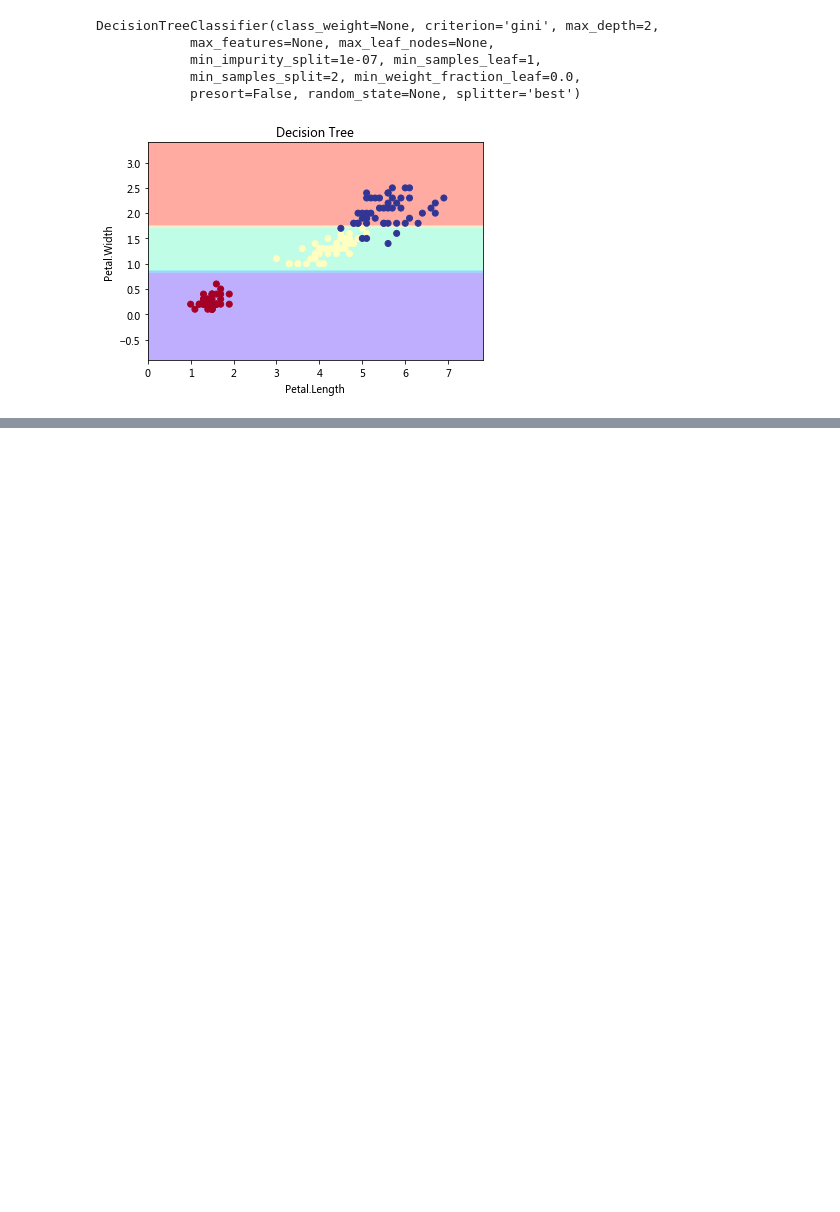
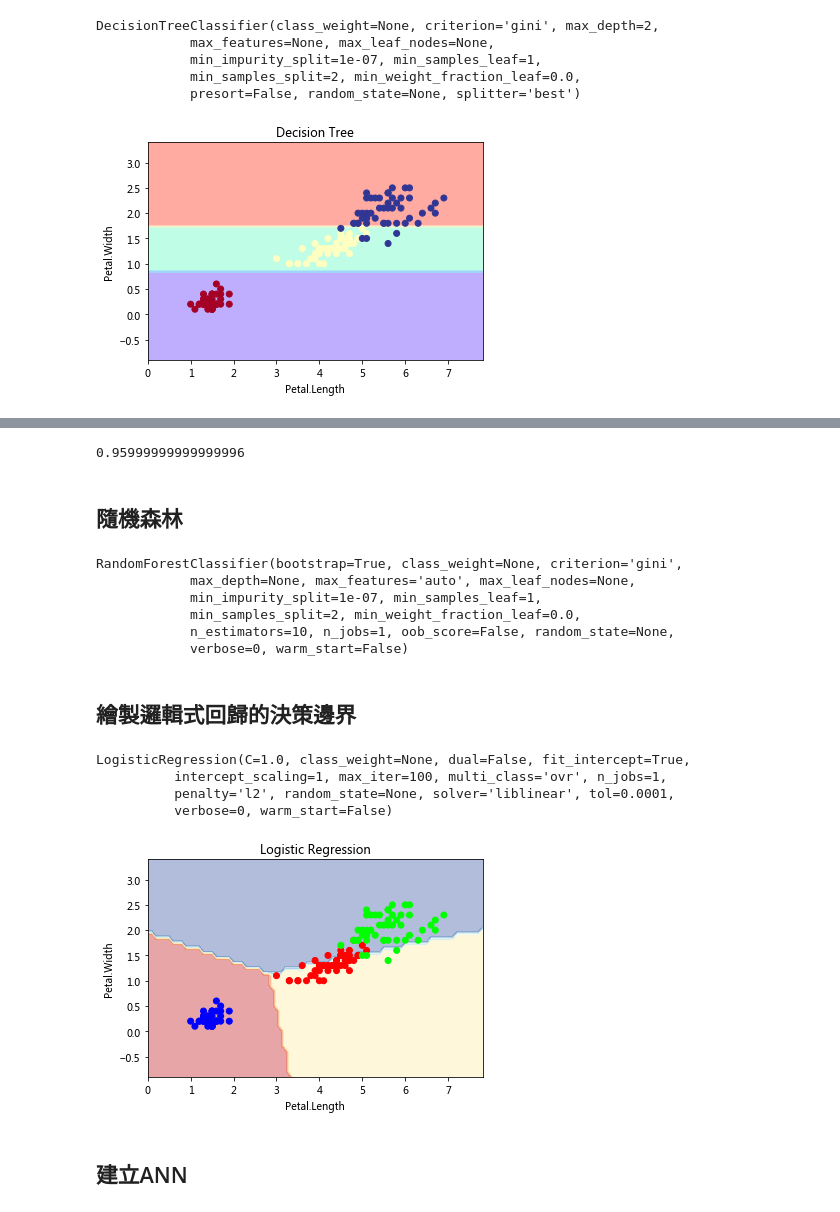
Before and after one commit to ywchiu/fuboni, a Jupyter notebook: Demo20171219.ipynb, the cells around one changed output, grey strips where cells are left out. Saved outputs shown, nothing was run; the diff lists cells and outputs as text; code cells hidden in the pictures; blank space fills up the shorter version.

```diff
--- a/Demo20171219.ipynb
+++ b/Demo20171219.ipynb
@@ -98,0 +124,57 @@ plt.show()
+# %%
+sum(predicted == iris.target) / len(iris.target)
+# %% [output]
+0.95999999999999996
+# %% [markdown]
+## 隨機森林
+# %%
+from sklearn import ensemble
+clf2 = ensemble.RandomForestClassifier()
+clf2.fit(iris.data, iris.target)
+# %% [output]
+RandomForestClassifier(bootstrap=True, class_weight=None, criterion='gini',
+            max_depth=None, max_features='auto', max_leaf_nodes=None,
+            min_impurity_split=1e-07, min_samples_leaf=1,
+            min_samples_split=2, min_weight_fraction_leaf=0.0,
+            n_estimators=10, n_jobs=1, oob_score=False, random_state=None,
+            verbose=0, warm_start=False)
+# %% [markdown]
+## 繪製邏輯式回歸的決策邊界
+# %%
+import numpy as np
+import matplotlib.pyplot as plt
+
+from sklearn.datasets import load_iris
+from sklearn.linear_model import LogisticRegression
+
+iris = load_iris()
+X = iris.data[:, [2, 3]]
+y = iris.target
+
+clf = LogisticRegression()
+clf.fit(X, y)
+# %% [output]
+LogisticRegression(C=1.0, class_weight=None, dual=False, fit_intercept=True,
+          intercept_scaling=1, max_iter=100, multi_class='ovr', n_jobs=1,
+          penalty='l2', random_state=None, solver='liblinear', tol=0.0001,
+          verbose=0, warm_start=False)
+# %%
+x_min, x_max = X[:, 0].min() - 1, X[:, 0].max() + 1
+y_min, y_max = X[:, 1].min() - 1, X[:, 1].max() + 1
+xx, yy = np.meshgrid(np.arange(x_min, x_max, 0.1),
+                     np.arange(y_min, y_max, 0.1))
+
+Z = clf.predict(np.c_[xx.ravel(), yy.ravel()])
+Z = Z.reshape(xx.shape)
+
+plt.plot()
+plt.contourf(xx, yy, Z, alpha=0.4, cmap = plt.cm.RdYlBu)
+plt.scatter(X[:, 0], X[:, 1], c=y,  cmap = plt.cm.brg)
+plt.title('Logistic Regression')
+plt.xlabel('Petal.Length')
+plt.ylabel('Petal.Width')
+plt.show()
+# %% [output]
+[figure, added]
+# %% [markdown]
+## 建立ANN
```
Also changed, not shown: parts of 15 cells of this notebook.
